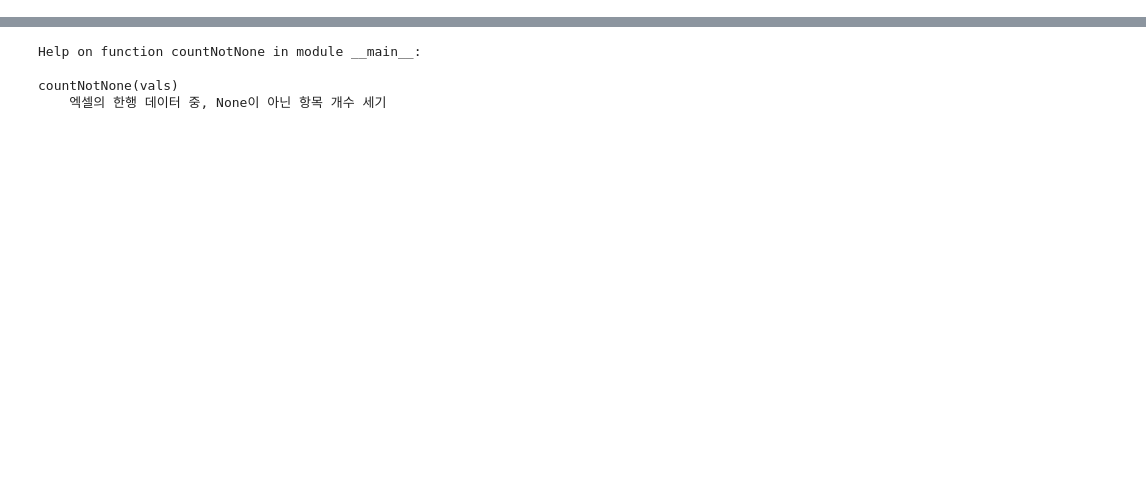
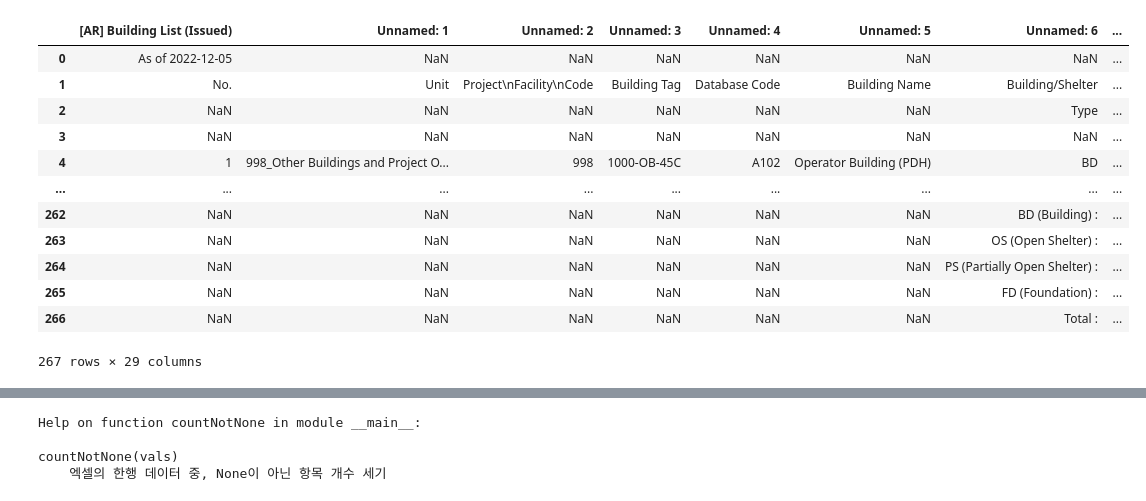
Before and after one commit to hnanmal/mkcljpt_volume, a Jupyter notebook: documentum/건축심화세미나/2023/RPA/BuildingList_Finder(rC).ipynb, the cells around one changed output, grey strips where cells are left out. Drawn from its saved outputs; the diff is of its cells as text; code cells hidden in the pictures; blank space fills up the shorter version.

```diff
--- a/documentum/건축심화세미나/2023/RPA/BuildingList_Finder(rC).ipynb
+++ b/documentum/건축심화세미나/2023/RPA/BuildingList_Finder(rC).ipynb
@@ -5,0 +10,21 @@ from typing import Iterable
+# %%
+## 검색할 파일명 기입 ##
+파일명 = "Building List Resource_20230110.xlsx"
+# %%
+df = pd.read_excel(파일명,"EGAT")
+# %%
+df
+# %% [output]
+|  | [AR] Building List (Issued) | Unnamed: 1 | Unnamed: 2 | Unnamed: 3 | Unnamed: 4 | Unnamed: 5 | Unnamed: 6 | ... |
+| 0 | As of 2022-12-05 | NaN | NaN | NaN | NaN | NaN | NaN | ... |
+| 1 | No. | Unit | Project\nFacility\nCode | Building Tag | Database Code | Building Name | Building/Shelter | ... |
+| 2 | NaN | NaN | NaN | NaN | NaN | NaN | Type | ... |
+| 3 | NaN | NaN | NaN | NaN | NaN | NaN | NaN | ... |
+| 4 | 1 | 998_Other Buildings and Project O... | 998 | 1000-OB-45C | A102 | Operator Building (PDH) | BD | ... |
+| ... | ... | ... | ... | ... | ... | ... | ... | ... |
+| 262 | NaN | NaN | NaN | NaN | NaN | NaN | BD (Building) : | ... |
+| 263 | NaN | NaN | NaN | NaN | NaN | NaN | OS (Open Shelter) : | ... |
+| 264 | NaN | NaN | NaN | NaN | NaN | NaN | PS (Partially Open Shelter) : | ... |
+| 265 | NaN | NaN | NaN | NaN | NaN | NaN | FD (Foundation) : | ... |
+| 266 | NaN | NaN | NaN | NaN | NaN | NaN | Total : | ... |
+267 rows × 29 columns
```
Also changed, not shown: parts of 7 cells of this notebook, 1 other file.
